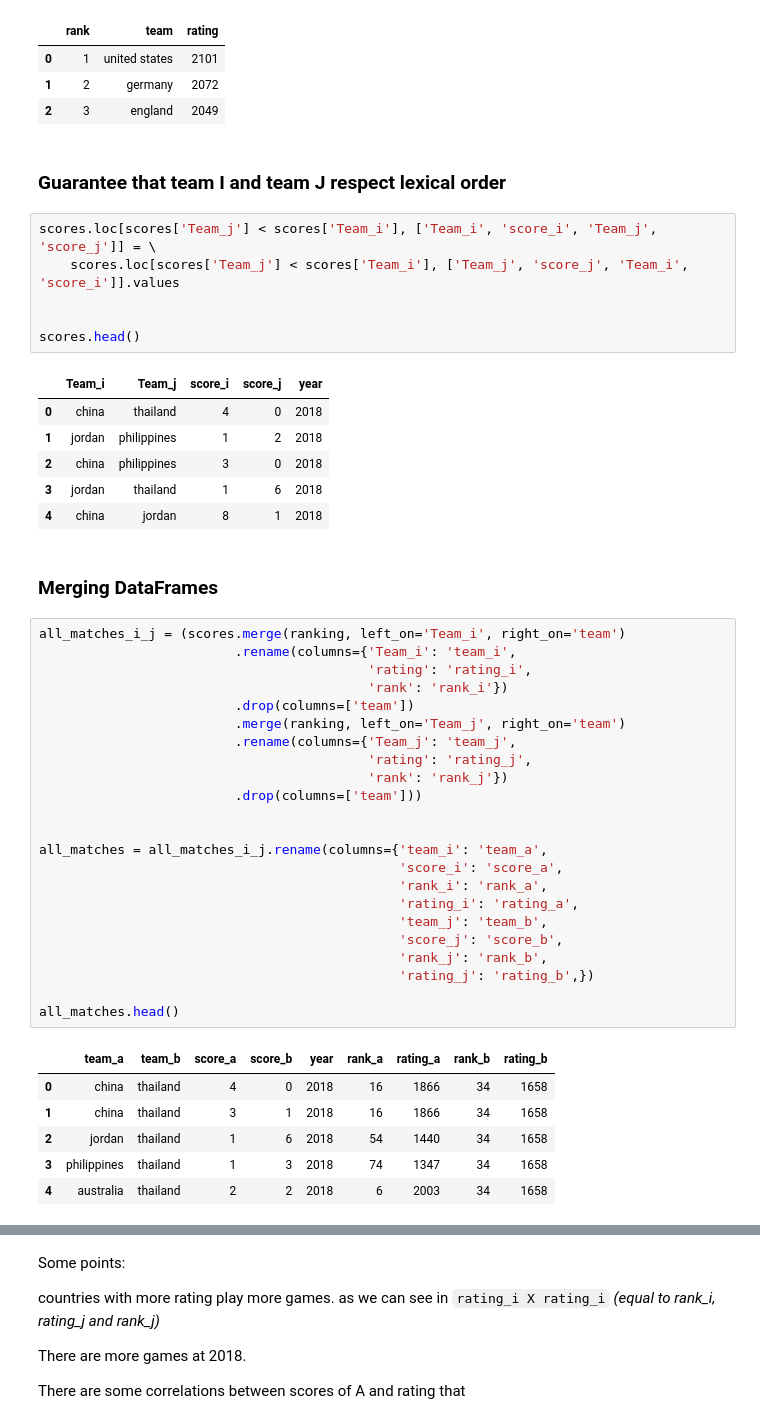
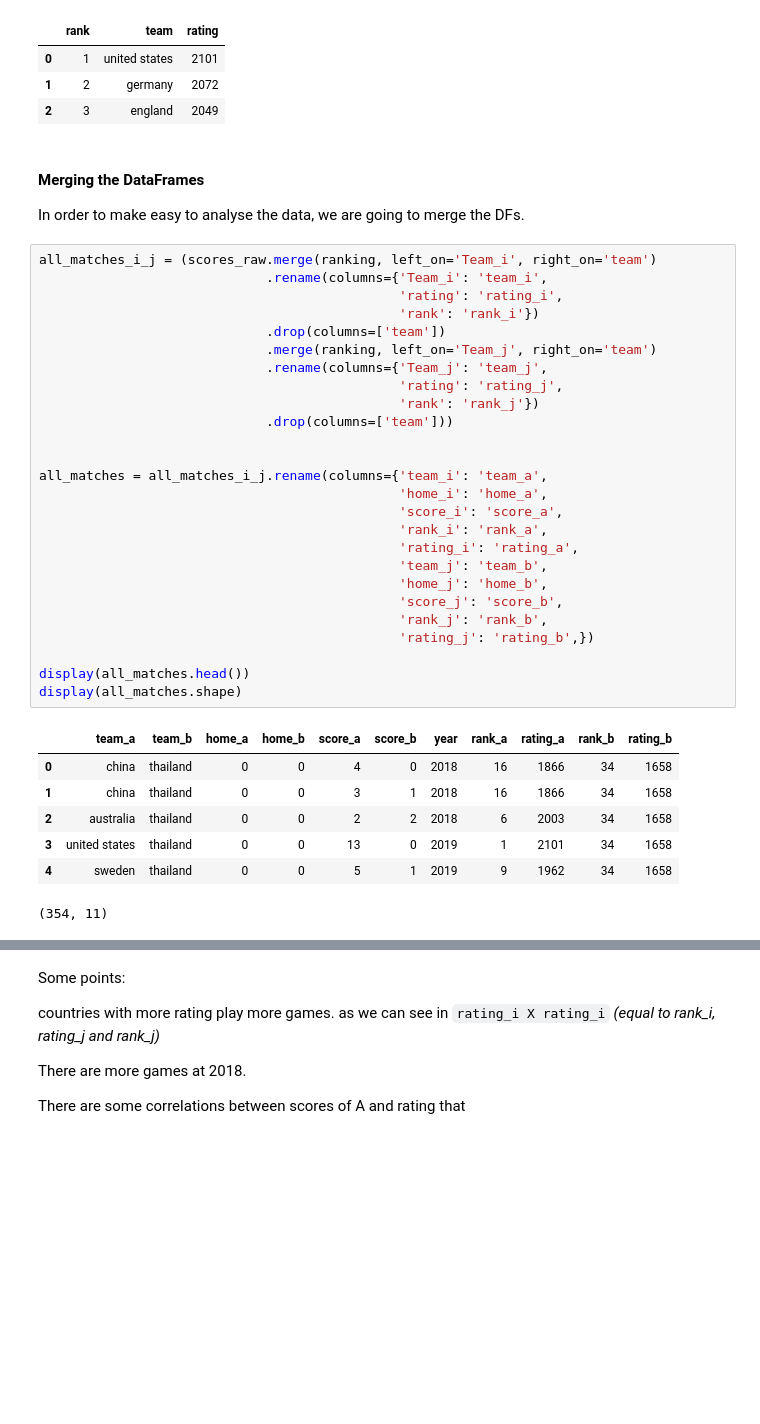
Before and after one commit to BAlmeidaS/women-world-cup-predictor, a Jupyter notebook: women_world_cup_predictor.ipynb, the cells around one changed output, grey strips where cells are left out. Saved outputs shown, nothing was run; the diff lists cells and outputs as text; blank space fills up the shorter version.

```diff
--- a/women_world_cup_predictor.ipynb
+++ b/women_world_cup_predictor.ipynb
@@ -72,50 +96,41 @@ ranking.head(3)
 | 0 | 1 | united states | 2101 |
 | 1 | 2 | germany | 2072 |
 | 2 | 3 | england | 2049 |
-# %% [markdown]
-### Guarantee that team I and team J respect lexical order
-# %%
-scores.loc[scores['Team_j'] < scores['Team_i'], ['Team_i', 'score_i', 'Team_j', 'score_j']] = \
-    scores.loc[scores['Team_j'] < scores['Team_i'], ['Team_j', 'score_j', 'Team_i', 'score_i']].values
-
-
-scores.head()
-# %% [output]
-|  | Team_i | Team_j | score_i | score_j | year |
-| 0 | china | thailand | 4 | 0 | 2018 |
-| 1 | jordan | philippines | 1 | 2 | 2018 |
-| 2 | china | philippines | 3 | 0 | 2018 |
-| 3 | jordan | thailand | 1 | 6 | 2018 |
-| 4 | china | jordan | 8 | 1 | 2018 |
-# %% [markdown]
-### Merging DataFrames
+# %% [markdown]
+#### Merging the DataFrames
+
+In order to make easy to analyse the data, we are going to merge the DFs.
 # %%
-all_matches_i_j = (scores.merge(ranking, left_on='Team_i', right_on='team')
-                         .rename(columns={'Team_i': 'team_i',
-                                          'rating': 'rating_i',
-                                          'rank': 'rank_i'})
-                         .drop(columns=['team'])
-                         .merge(ranking, left_on='Team_j', right_on='team')
-                         .rename(columns={'Team_j': 'team_j',
-                                          'rating': 'rating_j',
-                                          'rank': 'rank_j'})
-                         .drop(columns=['team']))
+all_matches_i_j = (scores_raw.merge(ranking, left_on='Team_i', right_on='team')
+                             .rename(columns={'Team_i': 'team_i',
+                                              'rating': 'rating_i',
+                                              'rank': 'rank_i'})
+                             .drop(columns=['team'])
+                             .merge(ranking, left_on='Team_j', right_on='team')
+                             .rename(columns={'Team_j': 'team_j',
+                                              'rating': 'rating_j',
+                                              'rank': 'rank_j'})
+                             .drop(columns=['team']))
 
 
 all_matches = all_matches_i_j.rename(columns={'team_i': 'team_a',
+                                              'home_i': 'home_a',
                                               'score_i': 'score_a',
                                               'rank_i': 'rank_a',
                                               'rating_i': 'rating_a',
                                               'team_j': 'team_b',
+                                              'home_j': 'home_b',
                                               'score_j': 'score_b',
                                               'rank_j': 'rank_b',
                                               'rating_j': 'rating_b',})
 
-all_matches.head()
+display(all_matches.head())
+display(all_matches.shape)
 # %% [output]
-|  | team_a | team_b | score_a | score_b | year | rank_a | rating_a | rank_b | rating_b |
-| 0 | china | thailand | 4 | 0 | 2018 | 16 | 1866 | 34 | 1658 |
-| 1 | china | thailand | 3 | 1 | 2018 | 16 | 1866 | 34 | 1658 |
-| 2 | jordan | thailand | 1 | 6 | 2018 | 54 | 1440 | 34 | 1658 |
-| 3 | philippines | thailand | 1 | 3 | 2018 | 74 | 1347 | 34 | 1658 |
-| 4 | australia | thailand | 2 | 2 | 2018 | 6 | 2003 | 34 | 1658 |
+|  | team_a | team_b | home_a | home_b | score_a | score_b | year | rank_a | rating_a | rank_b | rating_b |
+| 0 | china | thailand | 0 | 0 | 4 | 0 | 2018 | 16 | 1866 | 34 | 1658 |
+| 1 | china | thailand | 0 | 0 | 3 | 1 | 2018 | 16 | 1866 | 34 | 1658 |
+| 2 | australia | thailand | 0 | 0 | 2 | 2 | 2018 | 6 | 2003 | 34 | 1658 |
+| 3 | united states | thailand | 0 | 0 | 13 | 0 | 2019 | 1 | 2101 | 34 | 1658 |
+| 4 | sweden | thailand | 0 | 0 | 5 | 1 | 2019 | 9 | 1962 | 34 | 1658 |
+(354, 11)
```
Also changed, not shown: parts of 19 cells of this notebook.
